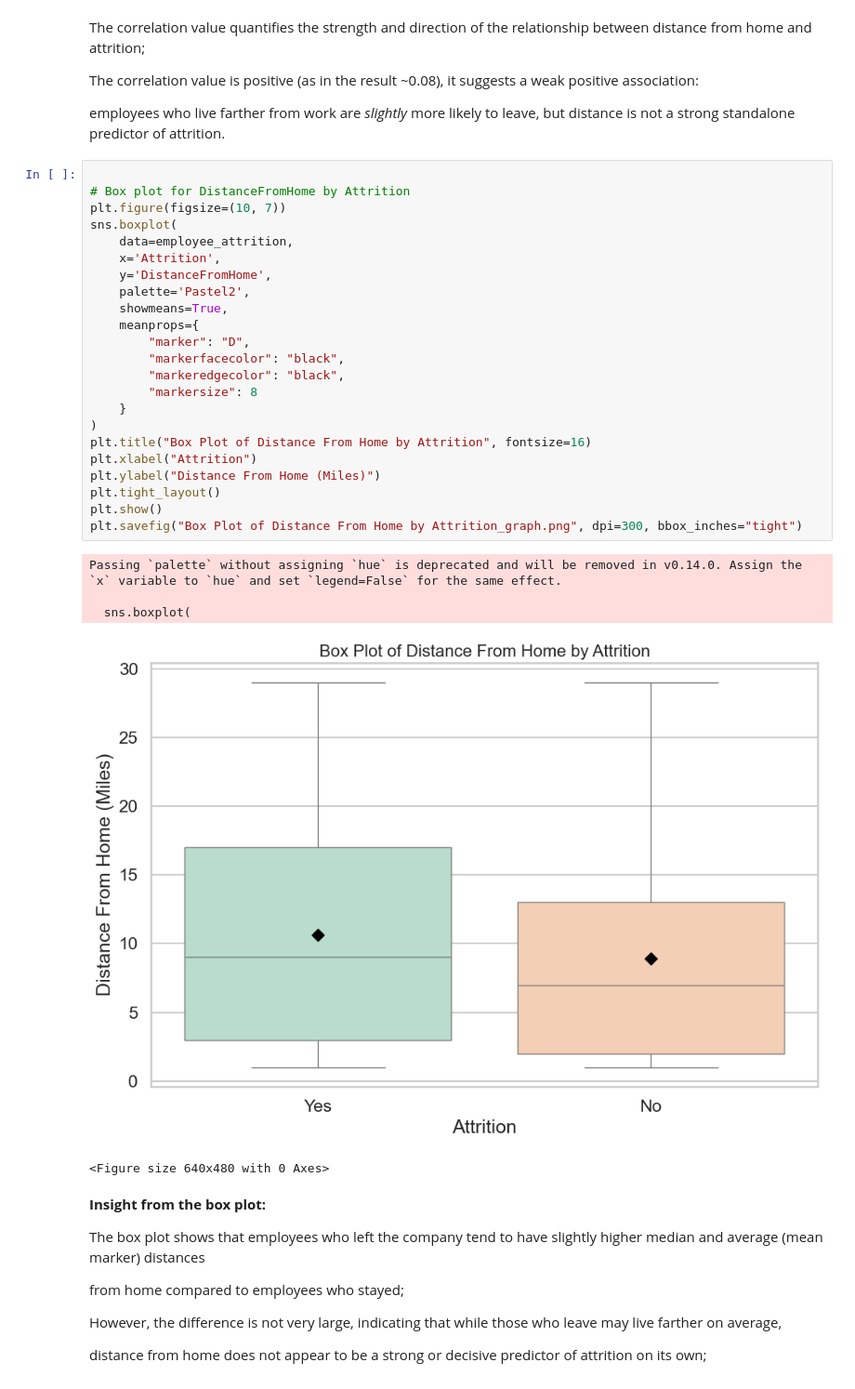
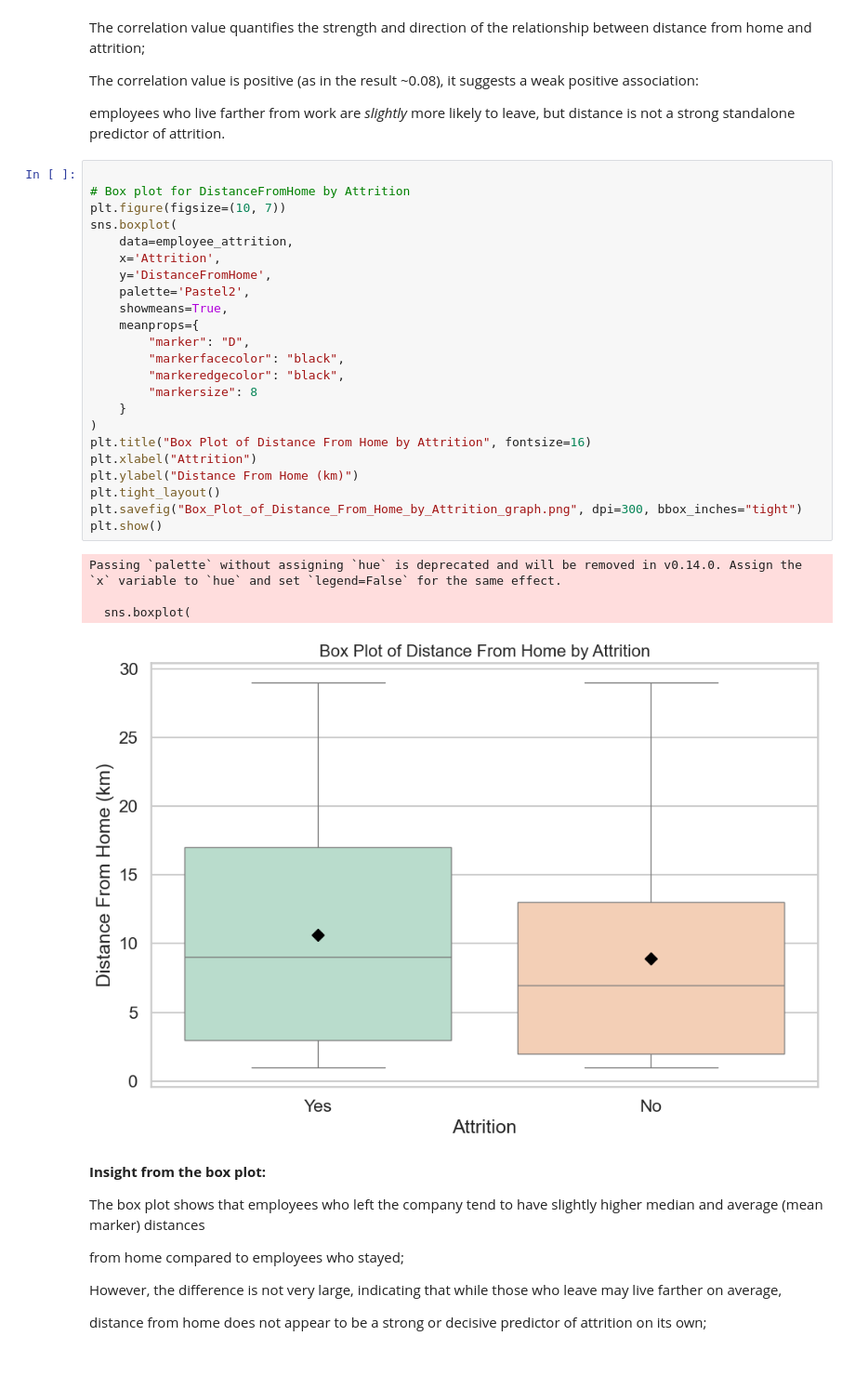
Before and after one commit to lentos88/Final-Project---Python, a Jupyter notebook: Python_Final_Project2.ipynb, the cells around one changed output. Shown at 93% size. Drawn from its saved outputs; the diff is of its cells as text.

```diff
--- a/Python_Final_Project2.ipynb
+++ b/Python_Final_Project2.ipynb
@@ -1241,32 +1245,31 @@ employees who live farther from work are *slightly* more likely to leave, but di
 # %%
 
 # Box plot for DistanceFromHome by Attrition
 plt.figure(figsize=(10, 7))
 sns.boxplot(
     data=employee_attrition,
     x='Attrition',
     y='DistanceFromHome',
     palette='Pastel2',
     showmeans=True,
     meanprops={
         "marker": "D",
         "markerfacecolor": "black",
         "markeredgecolor": "black",
         "markersize": 8
     }
 )
 plt.title("Box Plot of Distance From Home by Attrition", fontsize=16)
 plt.xlabel("Attrition")
-plt.ylabel("Distance From Home (Miles)")
+plt.ylabel("Distance From Home (km)")
 plt.tight_layout()
+plt.savefig("Box_Plot_of_Distance_From_Home_by_Attrition_graph.png", dpi=300, bbox_inches="tight")
 plt.show()
-plt.savefig("Box Plot of Distance From Home by Attrition_graph.png", dpi=300, bbox_inches="tight")
 # %% [output]
 Passing `palette` without assigning `hue` is deprecated and will be removed in v0.14.0. Assign the `x` variable to `hue` and set `legend=False` for the same effect.
 
   sns.boxplot(
-[figure, old version]
+[figure, new version]
-<Figure size 640x480 with 0 Axes>
 # %% [markdown]
 **Insight from the box plot:**
 
```
Also changed, not shown: parts of 18 cells of this notebook, 17 other files.
